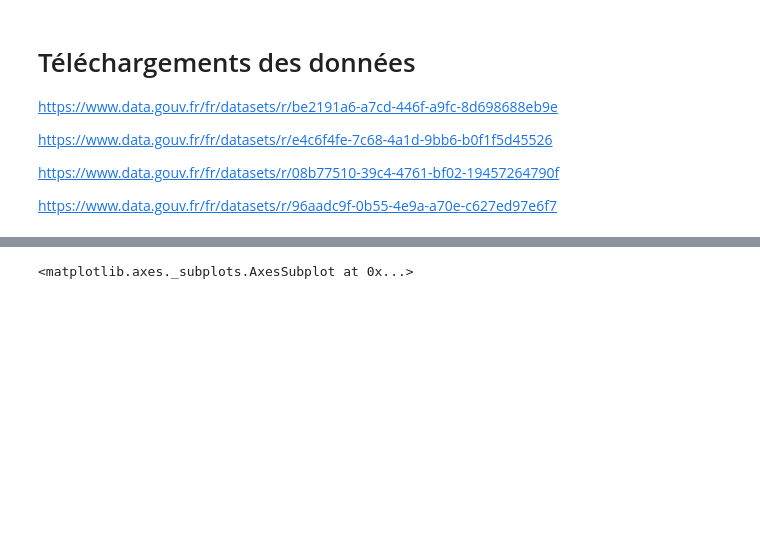
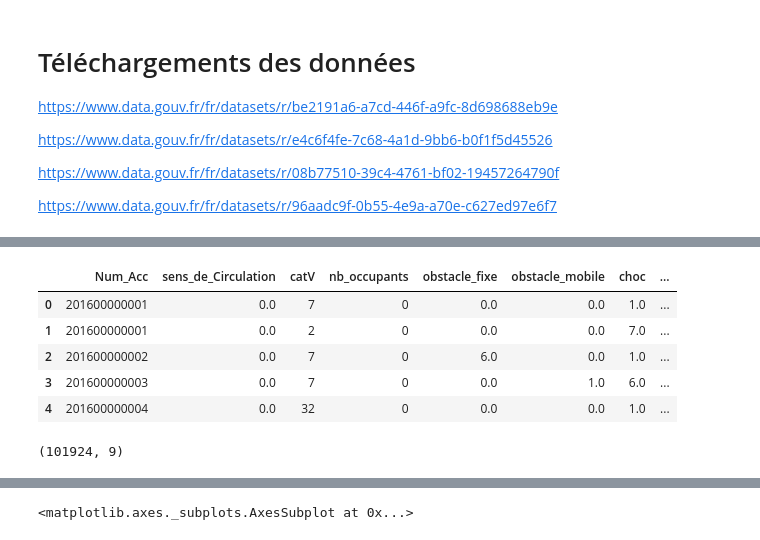
Before and after one commit to romainjouin/formation_python, a Jupyter notebook: accidents_corporels_de_la_circulation.ipynb, the cells around one changed output, grey strips where cells are left out. Saved outputs shown, nothing was run; the diff lists cells and outputs as text; code cells hidden in the pictures; blank space fills up the shorter version.

```diff
--- a/accidents_corporels_de_la_circulation.ipynb
+++ b/accidents_corporels_de_la_circulation.ipynb
@@ -36,0 +61,2 @@ https://www.data.gouv.fr/fr/datasets/r/96aadc9f-0b55-4e9a-a70e-c627ed97e6f7
+# %%
+nouvelles_colonnes =["Num_Acc", "sens_de_Circulation", "catV","nb_occupants", "obstacle_fixe", "obstacle_mobile", "choc", "manoeuvre" , "num_vehicule" ]
@@ -36,0 +75,14 @@ https://www.data.gouv.fr/fr/datasets/r/96aadc9f-0b55-4e9a-a70e-c627ed97e6f7
+# %%
+vehicules_2016.columns = nouvelles_colonnes
+vehicules_2016.head()
+# %% [output]
+|  | Num_Acc | sens_de_Circulation | catV | nb_occupants | obstacle_fixe | obstacle_mobile | choc | ... |
+| 0 | 201600000001 | 0.0 | 7 | 0 | 0.0 | 0.0 | 1.0 | ... |
+| 1 | 201600000001 | 0.0 | 2 | 0 | 0.0 | 0.0 | 7.0 | ... |
+| 2 | 201600000002 | 0.0 | 7 | 0 | 6.0 | 0.0 | 1.0 | ... |
+| 3 | 201600000003 | 0.0 | 7 | 0 | 0.0 | 1.0 | 6.0 | ... |
+| 4 | 201600000004 | 0.0 | 32 | 0 | 0.0 | 0.0 | 1.0 | ... |
+# %%
+vehicules_2016.shape
+# %% [output]
+(101924, 9)
```
Also changed, not shown: parts of 7 cells of this notebook.
